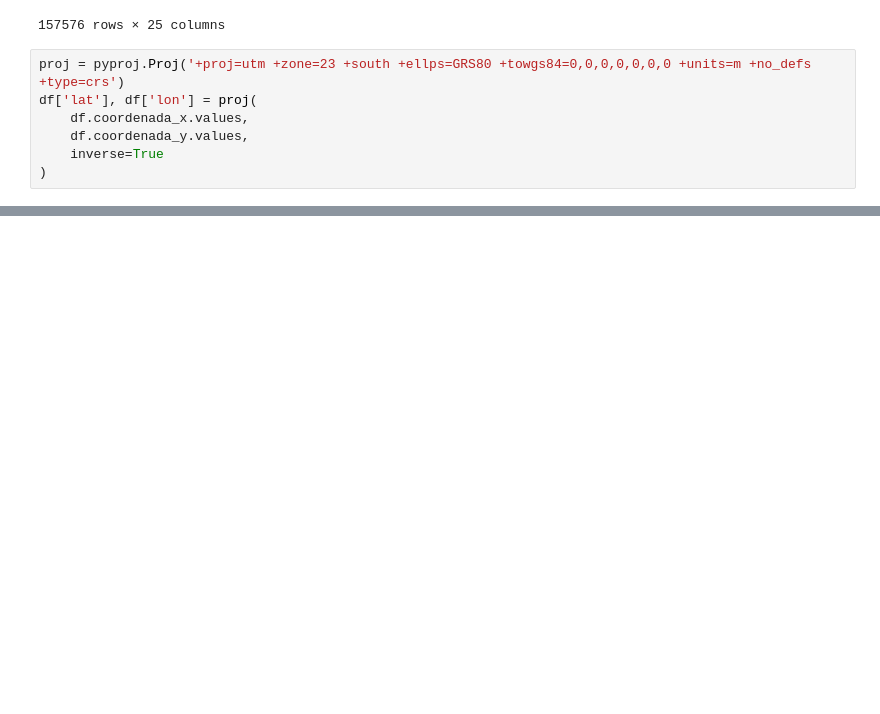
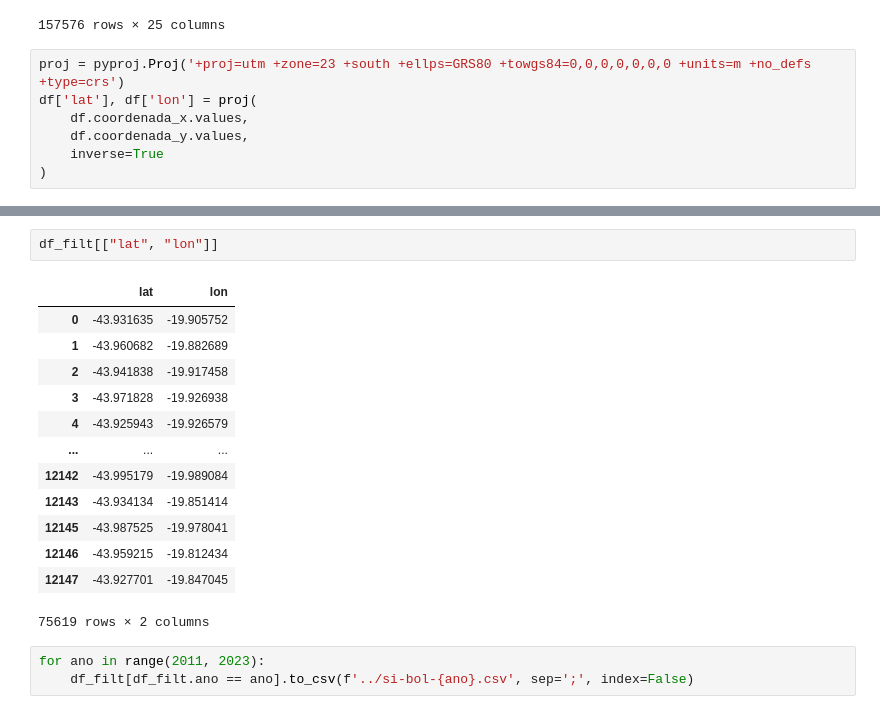
Before and after one commit to isisbiaduarte/fcd, a Jupyter notebook: assets/99-Projeto/originais/Untitled.ipynb, the cells around one changed output, grey strips where cells are left out. Cells and saved outputs as stored; diff of their text form; blank space fills up the shorter version.

```diff
--- a/assets/99-Projeto/originais/Untitled.ipynb
+++ b/assets/99-Projeto/originais/Untitled.ipynb
@@ -113,0 +133,19 @@ bairros[bairros.municipio == 'Belo Horizonte']
+# %%
+df_filt[["lat", "lon"]]
+# %% [output]
+|  | lat | lon |
+| 0 | -43.931635 | -19.905752 |
+| 1 | -43.960682 | -19.882689 |
+| 2 | -43.941838 | -19.917458 |
+| 3 | -43.971828 | -19.926938 |
+| 4 | -43.925943 | -19.926579 |
+| ... | ... | ... |
+| 12142 | -43.995179 | -19.989084 |
+| 12143 | -43.934134 | -19.851414 |
+| 12145 | -43.987525 | -19.978041 |
+| 12146 | -43.959215 | -19.812434 |
+| 12147 | -43.927701 | -19.847045 |
+75619 rows × 2 columns
+# %%
+for ano in range(2011, 2023):
+    df_filt[df_filt.ano == ano].to_csv(f'../si-bol-{ano}.csv', sep=';', index=False)
```
Also changed, not shown: parts of 10 cells of this notebook, 13 other files.
